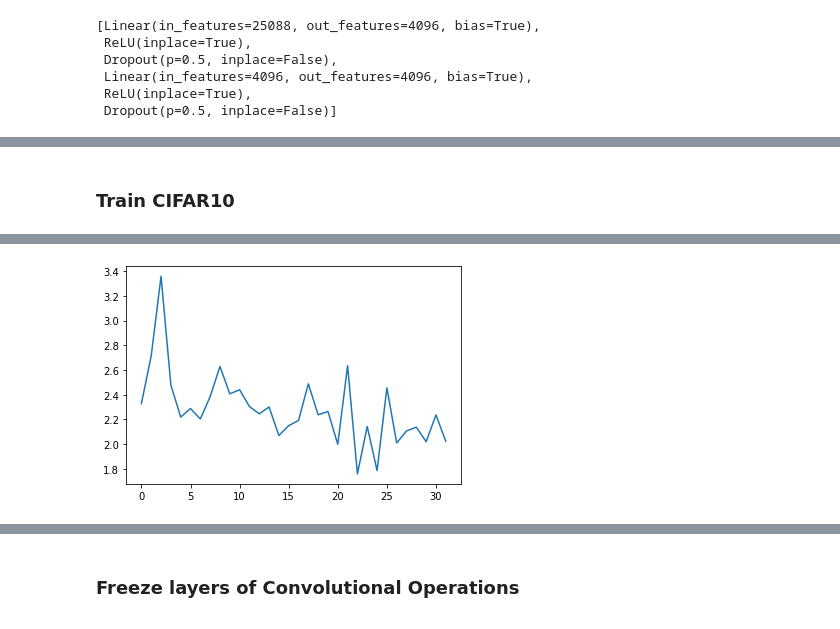
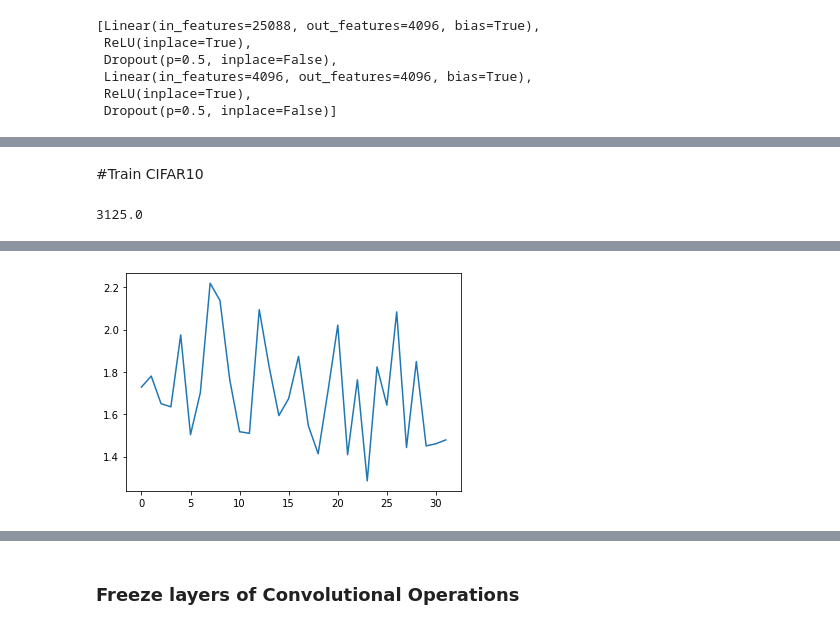
Before and after one commit to anubhavgupta1/DeepLearning, a Jupyter notebook: 13_Deep_CNN_Torch_Vision_Models_Zoo_VGG16.ipynb, the cells around one changed output, grey strips where cells are left out. Drawn from its saved outputs; the diff is of its cells as text; code cells hidden in the pictures.

```diff
--- a/13_Deep_CNN_Torch_Vision_Models_Zoo_VGG16.ipynb
+++ b/13_Deep_CNN_Torch_Vision_Models_Zoo_VGG16.ipynb
@@ -252,6 +250,6 @@ Sequential(
 )
 # %% [markdown]
-### Train CIFAR10
+#Train CIFAR10
 # %%
 batch_size = 16
 
@@ -272,41 +270,38 @@ def evaluation(dataloader, model):
 vgg = vgg.to(device)
 loss_fn = nn.CrossEntropyLoss()
 opt = optim.SGD(vgg.parameters(), lr=0.05)
+# %%
+n_iters = np.ceil(50000/batch_size) #ceiling function
+n_iters
+# %% [output]
+3125.0
 # %%
 %%time
 loss_epoch_arr = []
 max_epoch = 1
+for epoch in range(max_epoch):
+  for i, data in enumerate(trainloader, 0):
+    inputs, labels = data
+    inputs, labels = inputs.to(device), labels.to(device)
+
+    opt.zero_grad()
+
+    outputs = vgg(inputs)
+
+    loss = loss_fn(outputs, labels)
+    loss.backward()
+
+    opt.step()
+
+    del inputs, labels, outputs
+    torch.cuda.empty_cache()
+
+    if i % 100 == 0:
+      print('Iteration: %d/%d, Loss: %0.2f' % (i, n_iters, loss.item()))
+      loss_epoch_arr.append(loss.item())
 
 
-
-n_iters = np.ceil(50000/batch_size)
-
-for epoch in range(max_epoch):
-
-    for i, data in enumerate(trainloader, 0):
-
-        inputs, labels = data
-        inputs, labels = inputs.to(device), labels.to(device)
-
-        opt.zero_grad()
-
-        outputs = vgg(inputs)
-        loss = loss_fn(outputs, labels)
-        loss.backward()
-        opt.step()
-
-        if i % 100 == 0:
-            print('Iteration: %d/%d, Loss: %0.2f' % (i, n_iters, loss.item()))
-            loss_epoch_arr.append(loss.item())
-
-        del inputs, labels, outputs
-        torch.cuda.empty_cache()
-
-    #loss_epoch_arr.append(loss.item())
-
-    print('Epoch: %d/%d, Test acc: %0.2f, Train acc: %0.2f' % (
-        epoch, max_epoch,
-        evaluation(testloader, vgg), evaluation(trainloader, vgg)))
+  print('Epoch: %d/%d, Test acc: %0.2f, Train acc: %0.2f' % (epoch, max_epoch,evaluation(testloader, vgg), evaluation(trainloader, vgg)))
 
 
 plt.plot(loss_epoch_arr)
@@ -332 +327 @@ Epoch: 0/1, Test acc: 25.03, Train acc: 24.46
-[figure, old version]
+[figure, new version]
```
Also changed, not shown: parts of 11 cells of this notebook.
